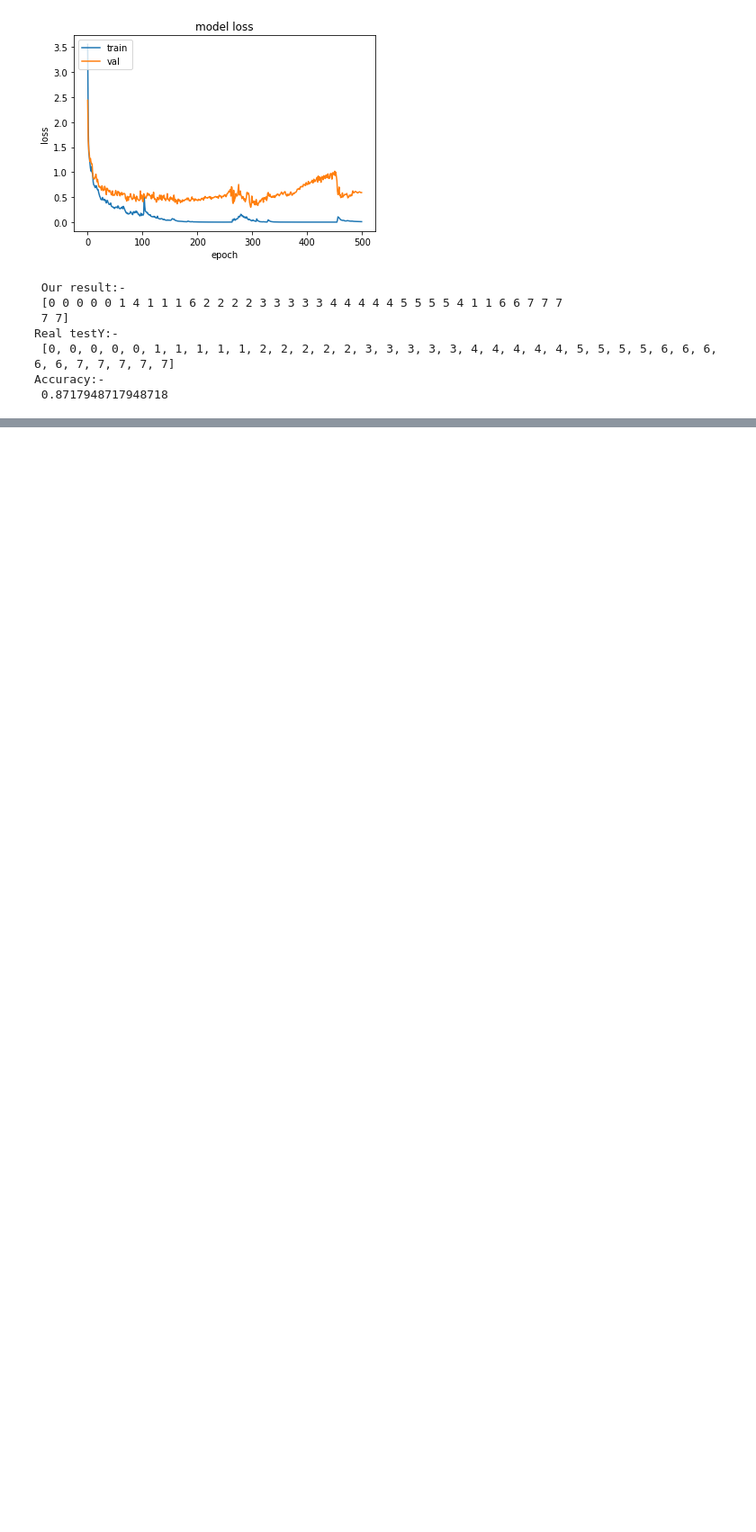
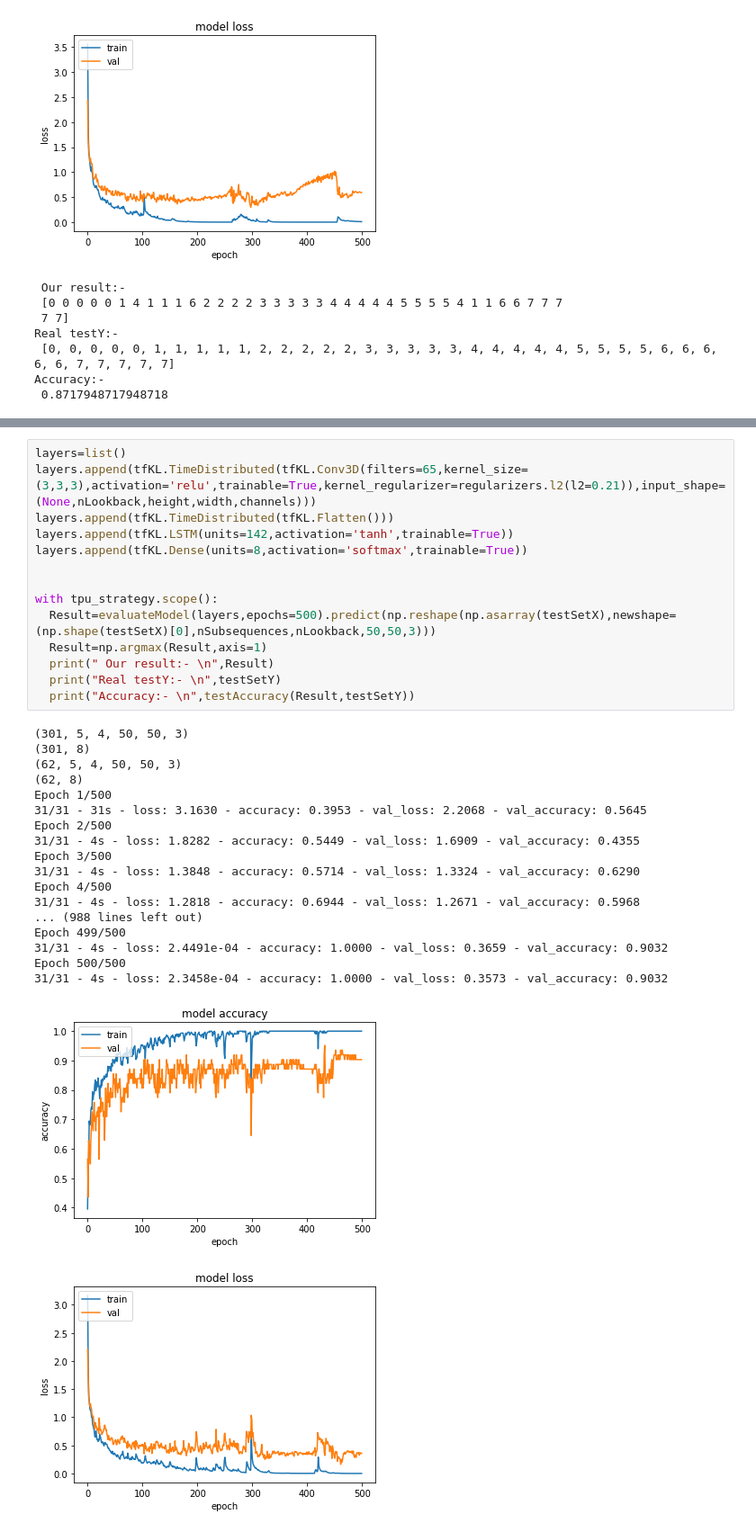
Before and after one commit to signLangProjectNIC/tf-cnn-lstm4, a Jupyter notebook: tf_cnn_lstm19_1.ipynb, the cells around one changed output, grey strips where cells are left out. Shown at 90% size. Cells and saved outputs as stored; diff of their text form; blank space fills up the shorter version.

```diff
--- a/tf_cnn_lstm19_1.ipynb
+++ b/tf_cnn_lstm19_1.ipynb
@@ -701,0 +713,34 @@ Epoch 298/500
+# %%
+layers=list()
+layers.append(tfKL.TimeDistributed(tfKL.Conv3D(filters=65,kernel_size=(3,3,3),activation='relu',trainable=True,kernel_regularizer=regularizers.l2(l2=0.21)),input_shape=(None,nLookback,height,width,channels)))
+layers.append(tfKL.TimeDistributed(tfKL.Flatten()))
+layers.append(tfKL.LSTM(units=142,activation='tanh',trainable=True))
+layers.append(tfKL.Dense(units=8,activation='softmax',trainable=True))
+
+
+with tpu_strategy.scope():
+  Result=evaluateModel(layers,epochs=500).predict(np.reshape(np.asarray(testSetX),newshape=(np.shape(testSetX)[0],nSubsequences,nLookback,50,50,3)))
+  Result=np.argmax(Result,axis=1)
+  print(" Our result:- \n",Result)
+  print("Real testY:- \n",testSetY)
+  print("Accuracy:- \n",testAccuracy(Result,testSetY))
+# %% [output]
+(301, 5, 4, 50, 50, 3)
+(301, 8)
+(62, 5, 4, 50, 50, 3)
+(62, 8)
+Epoch 1/500
+31/31 - 31s - loss: 3.1630 - accuracy: 0.3953 - val_loss: 2.2068 - val_accuracy: 0.5645
+Epoch 2/500
+31/31 - 4s - loss: 1.8282 - accuracy: 0.5449 - val_loss: 1.6909 - val_accuracy: 0.4355
+Epoch 3/500
+31/31 - 4s - loss: 1.3848 - accuracy: 0.5714 - val_loss: 1.3324 - val_accuracy: 0.6290
+Epoch 4/500
+31/31 - 4s - loss: 1.2818 - accuracy: 0.6944 - val_loss: 1.2671 - val_accuracy: 0.5968
+... (988 lines left out)
+Epoch 499/500
+31/31 - 4s - loss: 2.4491e-04 - accuracy: 1.0000 - val_loss: 0.3659 - val_accuracy: 0.9032
+Epoch 500/500
+31/31 - 4s - loss: 2.3458e-04 - accuracy: 1.0000 - val_loss: 0.3573 - val_accuracy: 0.9032
+[figure, added]
+[figure, added]
```
Also changed, not shown: parts of 5 cells of this notebook.
